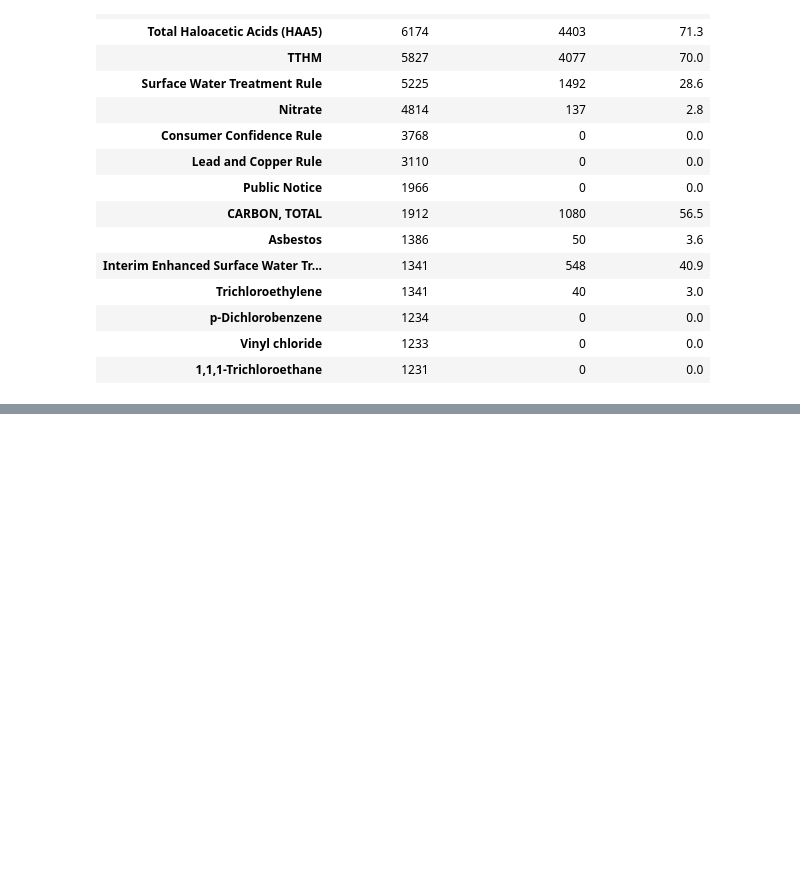
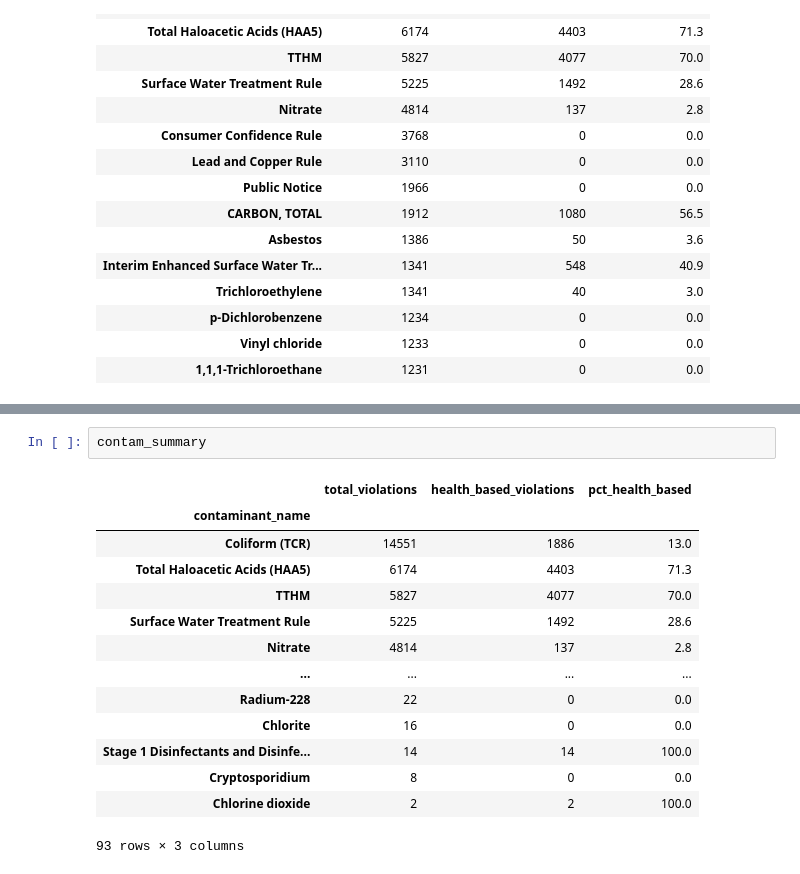
Before and after one commit to amydaniel24/kentucky_water_quality_analysis, a Jupyter notebook: notebooks/keystone_water_ky.ipynb, the cells around one changed output, grey strips where cells are left out. Cells and saved outputs as stored; diff of their text form; blank space fills up the shorter version.

```diff
--- a/notebooks/keystone_water_ky.ipynb
+++ b/notebooks/keystone_water_ky.ipynb
@@ -1113,0 +1146,17 @@ contam_summary.head(15)
+# %%
+contam_summary
+# %% [output]
+|  | total_violations | health_based_violations | pct_health_based |
+| contaminant_name |  |  |  |
+| Coliform (TCR) | 14551 | 1886 | 13.0 |
+| Total Haloacetic Acids (HAA5) | 6174 | 4403 | 71.3 |
+| TTHM | 5827 | 4077 | 70.0 |
+| Surface Water Treatment Rule | 5225 | 1492 | 28.6 |
+| Nitrate | 4814 | 137 | 2.8 |
+| ... | ... | ... | ... |
+| Radium-228 | 22 | 0 | 0.0 |
+| Chlorite | 16 | 0 | 0.0 |
+| Stage 1 Disinfectants and Disinfe... | 14 | 14 | 100.0 |
+| Cryptosporidium | 8 | 0 | 0.0 |
+| Chlorine dioxide | 2 | 2 | 100.0 |
+93 rows × 3 columns
```
Also changed, not shown: parts of 1 cell of this notebook, 1 other file.
